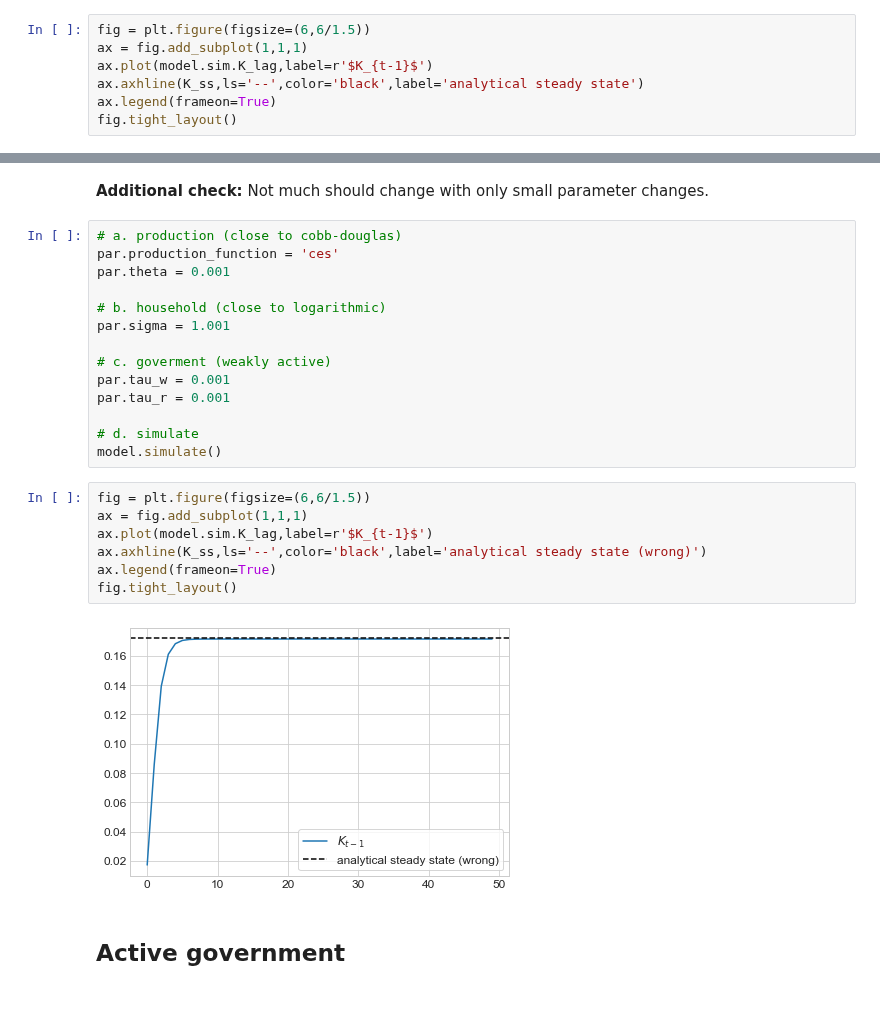
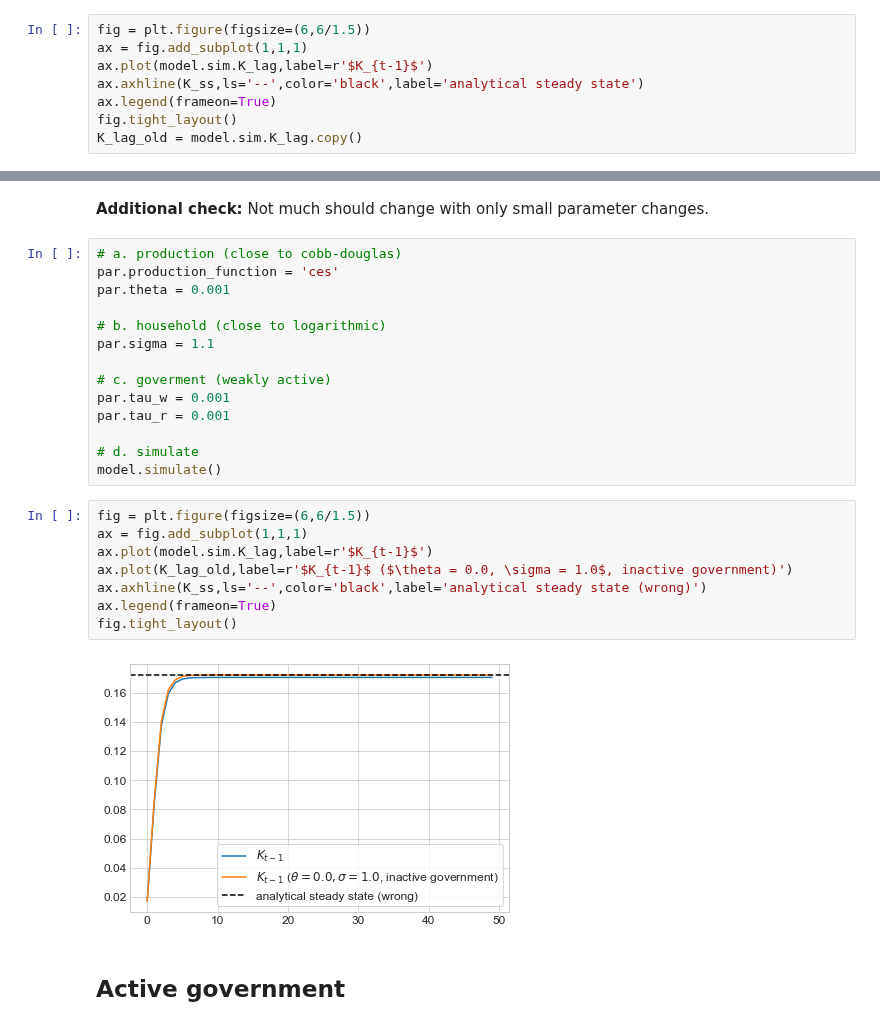
Before and after one commit to NumEconCopenhagen/lectures-2021, a Jupyter notebook: 12/Canonical_economic_models.ipynb, the cells around one changed output, grey strips where cells are left out. Cells and saved outputs as stored; diff of their text form.

```diff
--- a/12/Canonical_economic_models.ipynb
+++ b/12/Canonical_economic_models.ipynb
@@ -193,6 +193,7 @@ ax.plot(model.sim.K_lag,label=r'$K_{t-1}$')
 ax.axhline(K_ss,ls='--',color='black',label='analytical steady state')
 ax.legend(frameon=True)
 fig.tight_layout()
+K_lag_old = model.sim.K_lag.copy()
 # %% [output]
 [figure]
 # %% [markdown]
@@ -205,7 +206,7 @@ par.production_function = 'ces'
 par.theta = 0.001
 
 # b. household (close to logarithmic)
-par.sigma = 1.001
+par.sigma = 1.1
 
 # c. goverment (weakly active)
 par.tau_w = 0.001
@@ -216,12 +217,13 @@ model.simulate()
 # %%
 fig = plt.figure(figsize=(6,6/1.5))
 ax = fig.add_subplot(1,1,1)
 ax.plot(model.sim.K_lag,label=r'$K_{t-1}$')
+ax.plot(K_lag_old,label=r'$K_{t-1}$ ($\theta = 0.0, \sigma = 1.0$, inactive government)')
 ax.axhline(K_ss,ls='--',color='black',label='analytical steady state (wrong)')
 ax.legend(frameon=True)
 fig.tight_layout()
 # %% [output]
-[figure, old version]
+[figure, new version]
 # %% [markdown]
 ## Active government
 # %%
```
Also changed, not shown: parts of 9 cells of this notebook, 1 other file.
